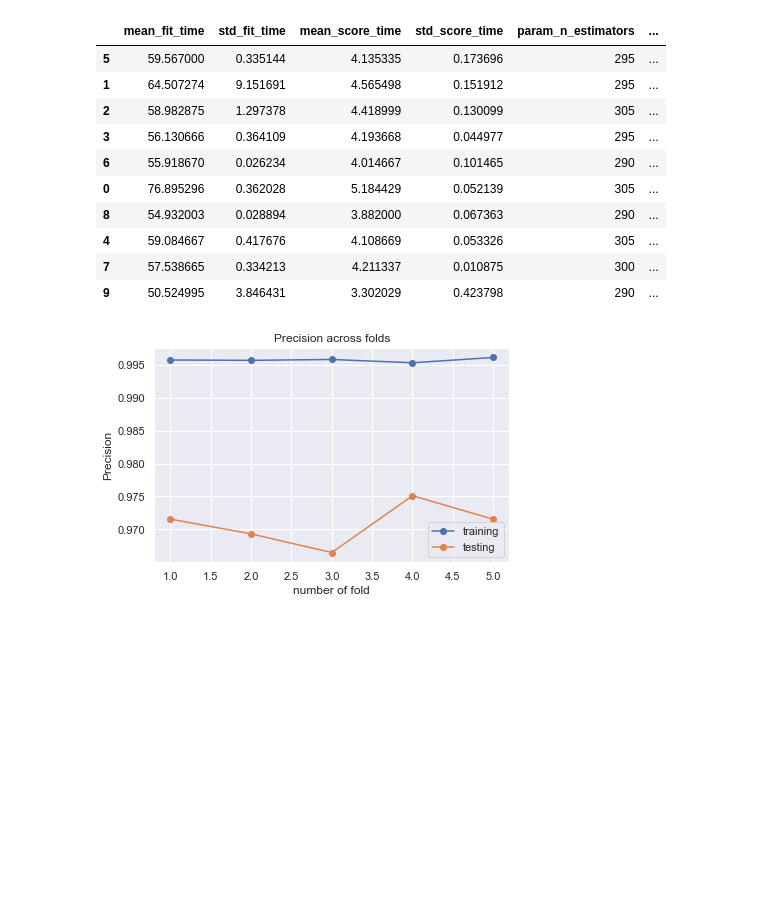
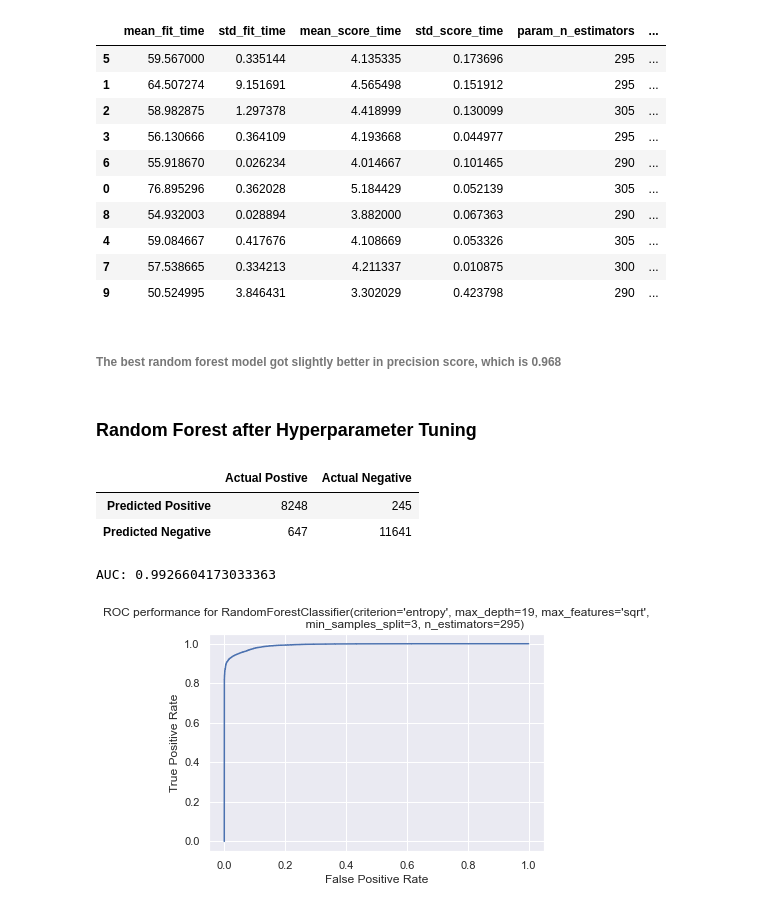
Before and after one commit to RodzanIskandar/Airline_Passenger_satisfaction, a Jupyter notebook: Machine Learning modelling APS.ipynb, the cells around one changed output. Drawn from its saved outputs; the diff is of its cells as text; code cells hidden in the pictures; blank space fills up the shorter version.

```diff
--- a/Machine Learning modelling APS.ipynb
+++ b/Machine Learning modelling APS.ipynb
@@ -240,6 +272,18 @@ def fit_check(model, kfolds):
+# %% [markdown]
+###### The best random forest model got slightly better in precision score, which is 0.968
+# %% [markdown]
+### Random Forest after Hyperparameter Tuning
 # %%
-rf_best = RandomForestClassifier(criterion='entropy', max_depth=19, max_features='sqrt', min_samples_split=3, n_estimators=295)
-
-fit_check(rf_best, 5)
+rf_best = RandomForestClassifier(criterion='entropy', max_depth=19, max_features='sqrt',
+                       min_samples_split=3, n_estimators=295)
-# %% [output]
-[figure, removed]
+# %%
+confusion(X_train, y_train, X_test, y_test, rf_best)
+# %% [output]
+|  | Actual Postive | Actual Negative |
+| Predicted Positive | 8248 | 245 |
+| Predicted Negative | 647 | 11641 |
+# %%
+ROC_AUC_test(X_train, y_train, X_test, y_test, rf_best)
+# %% [output]
+AUC: 0.9926604173033363
+[figure, added]
```
Also changed, not shown: parts of 56 cells of this notebook.
